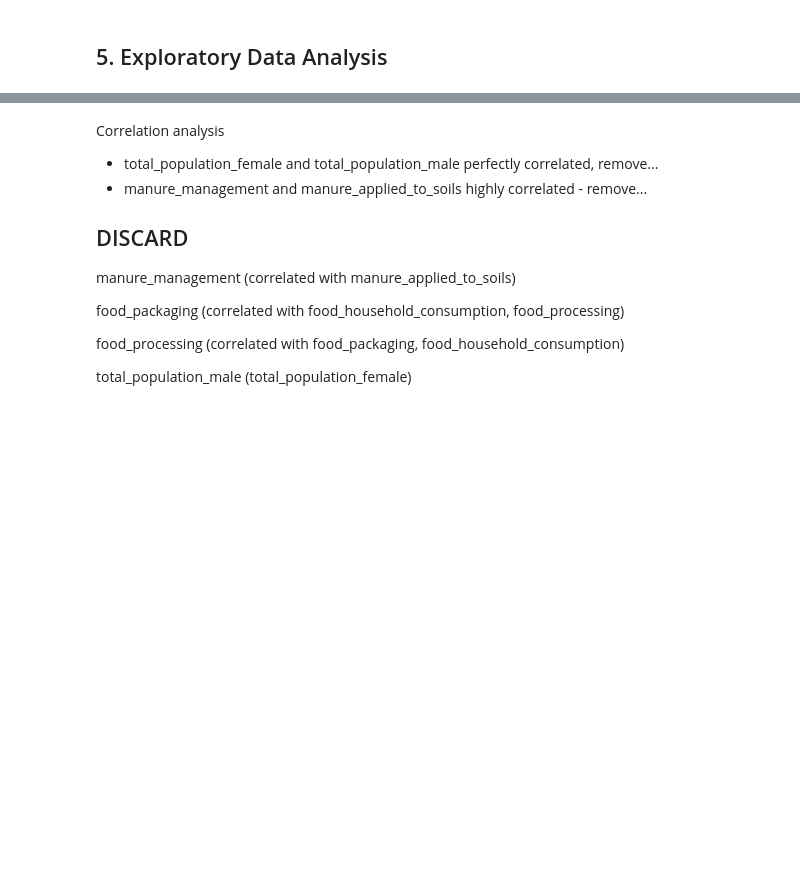
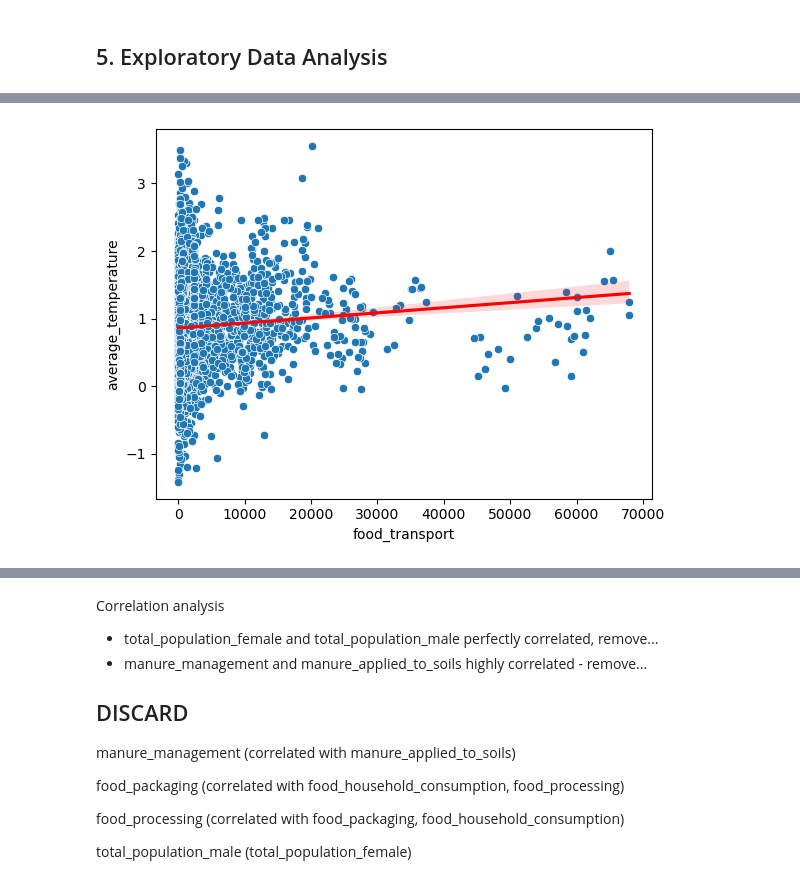
Before and after one commit to glenad/2403-ptds-regression, a Jupyter notebook: Agri_Emissions_Regression Master.ipynb, the cells around one changed output, grey strips where cells are left out. Saved outputs shown, nothing was run; the diff lists cells and outputs as text; code cells hidden in the pictures; blank space fills up the shorter version.

```diff
--- a/Agri_Emissions_Regression Master.ipynb
+++ b/Agri_Emissions_Regression Master.ipynb
@@ -681,0 +681,6 @@ Name: average_temperature, dtype: float64
+# %%
+# Scatterplot - looking at the relationship between food transport and average temperature
+sns.scatterplot(data=df, x="food_transport", y="average_temperature")
+sns.regplot(data=df, x="food_transport", y="average_temperature", scatter=False, color='red');
+# %% [output]
+[figure, added]
```
Also changed, not shown: parts of 15 cells of this notebook, 1 other file.
